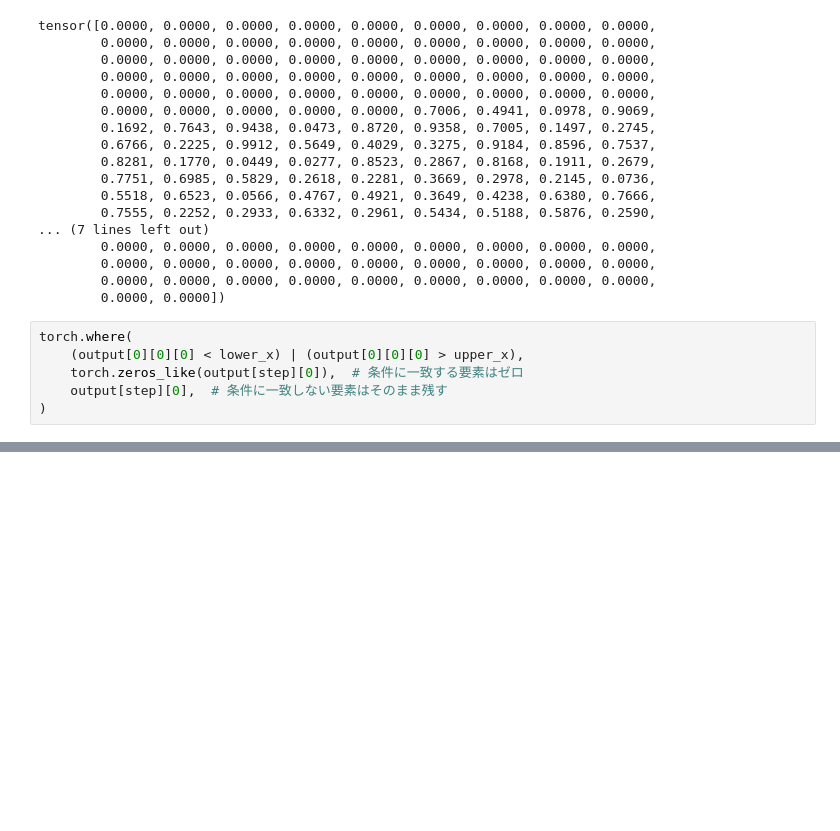
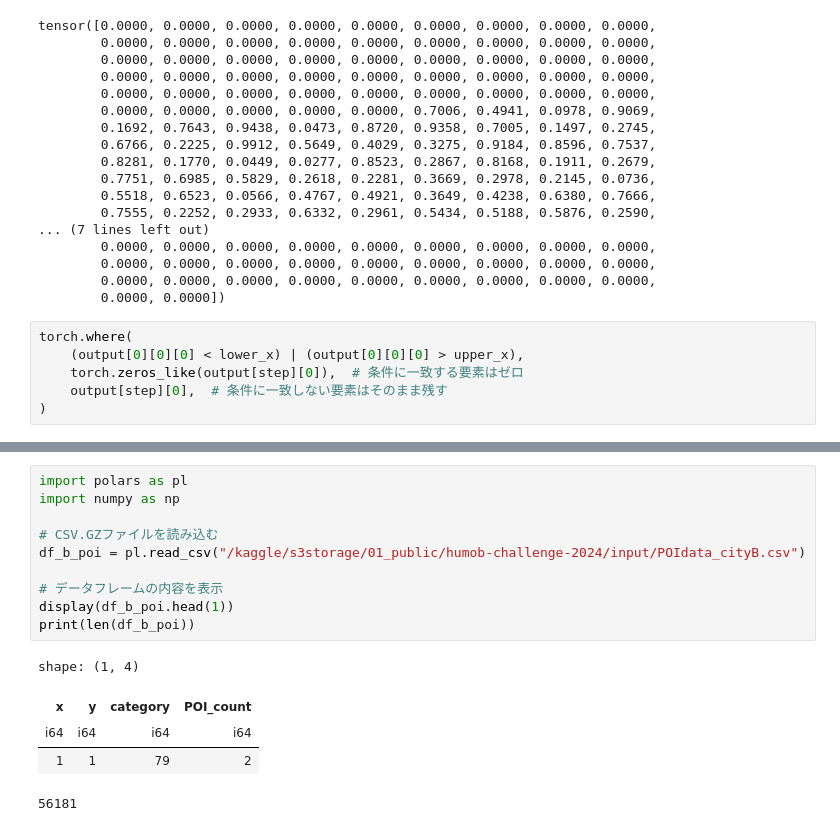
Before and after one commit to takuya-tokumoto/HuMob2024, a Jupyter notebook: notebook/tensor.ipynb, the cells around one changed output, grey strips where cells are left out. Saved outputs shown, nothing was run; the diff lists cells and outputs as text; blank space fills up the shorter version.

```diff
--- a/notebook/tensor.ipynb
+++ b/notebook/tensor.ipynb
@@ -119,0 +146,16 @@ torch.where(
+# %%
+import polars as pl
+import numpy as np
+
+# CSV.GZファイルを読み込む
+df_b_poi = pl.read_csv("/kaggle/s3storage/01_public/humob-challenge-2024/input/POIdata_cityB.csv")
+
+# データフレームの内容を表示
+display(df_b_poi.head(1))
+print(len(df_b_poi))
+# %% [output]
+shape: (1, 4)
+| x | y | category | POI_count |
+| i64 | i64 | i64 | i64 |
+| 1 | 1 | 79 | 2 |
+56181
```
Also changed, not shown: parts of 8 cells of this notebook, 7 other files.
